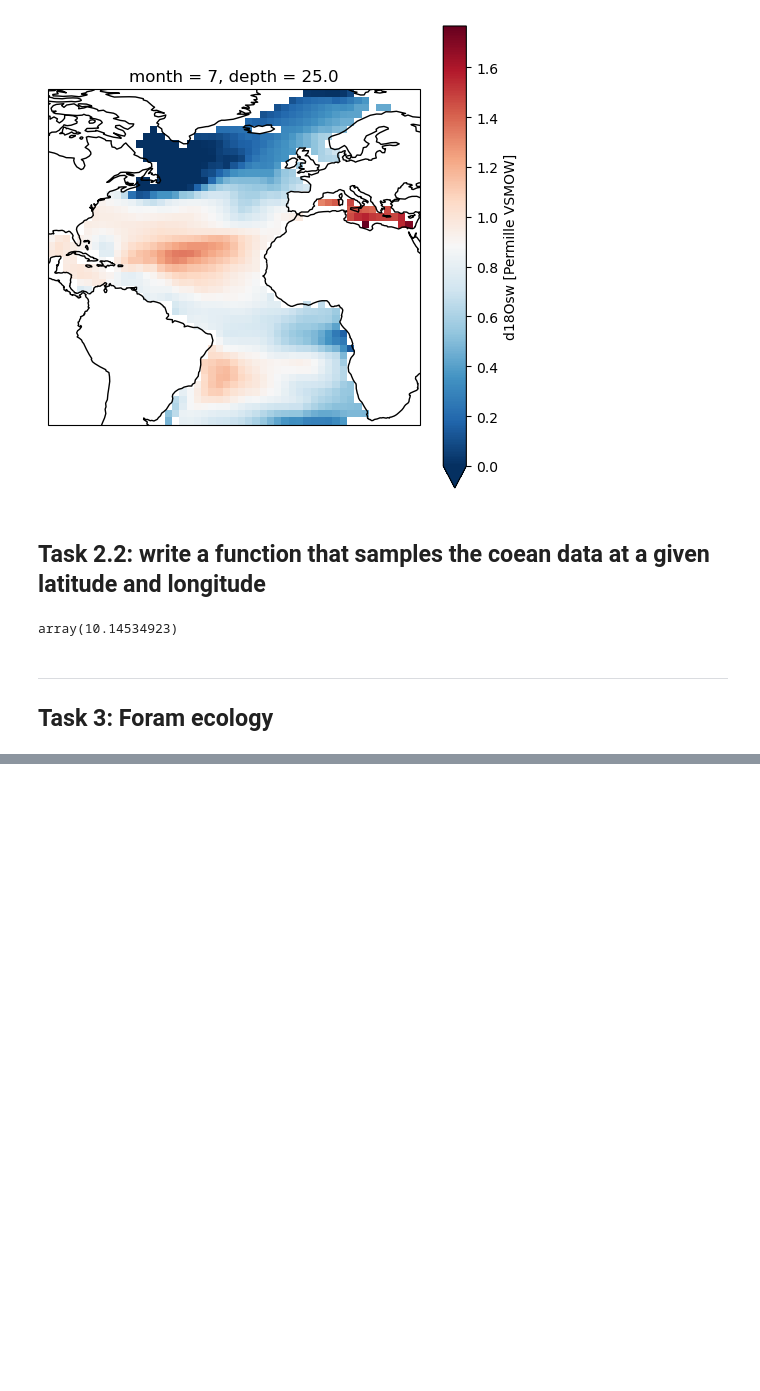
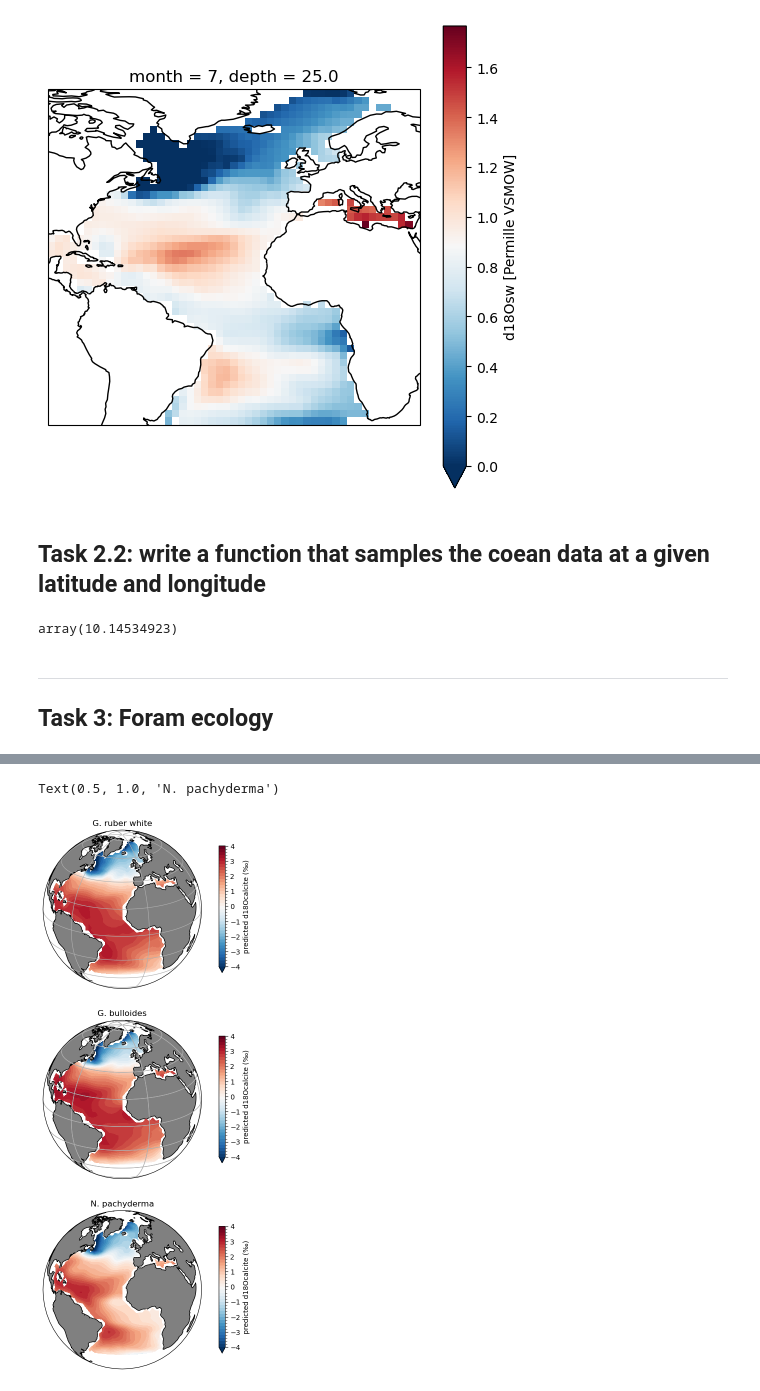
Before and after one commit to AidanStarr/psm_practical, a Jupyter notebook: book/_build/jupyter_execute/03_practical1_worksheet.ipynb, the cells around one changed output, grey strips where cells are left out. Drawn from its saved outputs; the diff is of its cells as text; code cells hidden in the pictures; blank space fills up the shorter version.

```diff
--- a/book/_build/jupyter_execute/03_practical1_worksheet.ipynb
+++ b/book/_build/jupyter_execute/03_practical1_worksheet.ipynb
@@ -39,7 +48,7 @@ def equilibrium_calcite(d18O_sw,T,a,b,c):
 T = 16.1
 d18O_sw = 0.5
 a = 16.1
-b = -4.64
+b = 4.64
 c = 0.05
 
 equilibrium_calcite(d18O_sw,T,a,b,c)
@@ -98,7 +107,7 @@ def sample_data(lat,lon,depth,month):
     lat (float): latitude you want to sample (degrees north).
     lon (float): longitude you want to sample (degrees east).
     depth (float): water depth (m)
-    month (int): indexer for the month you wants (0=jan,1=feb, etc)
+    month (int): indexer for the month you wants (1=jan,2=feb, etc)
 
     Returns:
     data_i: an xarray dataset of d18Osw and T at the given location
@@ -153,0 +162,9 @@ foram_eco
+# %%
+### run this cell to check your functions works properly
+lat = 50
+lon = -20
+species = 'GRuberW'
+
+find_preference(lat,lon,species)
+
+## the output should read (5 and 'Sep'), meaning G Ruber White preferrentially lives at 5m depth during September
@@ -153,0 +239,31 @@ foram_eco
+# %%
+lat = ocean_data.lat
+lon = ocean_data.lon
+
+## plot predicted calcite d18O
+f = plt.figure(figsize=(9,14))
+mapproj  = ccrs.Orthographic(central_longitude=-20,central_latitude=20)
+
+levels = np.arange(-4,4.2,0.2)
+ax = f.add_subplot(311,projection=mapproj)
+ax.add_feature(cartopy.feature.LAND, facecolor='grey',edgecolor='black')
+d18o_forward_model(lat,lon,'GRuberW','KO97').plot.contourf(levels=levels,ax=ax,transform=ccrs.PlateCarree(),cbar_kwargs={'shrink':0.8,'label':'predicted d18Ocalcite (‰)'})
+gl = ax.gridlines(draw_labels=False,x_inline=False,y_inline=False, crs=ccrs.PlateCarree())
+ax.set_global()
+ax.set_title('G. ruber white')
+ax2 = f.add_subplot(312,projection=mapproj)
+ax2.add_feature(cartopy.feature.LAND, facecolor='grey',edgecolor='black')
+d18o_forward_model(lat,lon,'GBulloides','KO97').plot.contourf(levels=levels,ax=ax2,transform=ccrs.PlateCarree(),cbar_kwargs={'shrink':0.8,'label':'predicted d18Ocalcite (‰)'})
+gl = ax2.gridlines(draw_labels=False,x_inline=False,y_inline=False, crs=ccrs.PlateCarree())
+ax2.set_global()
+ax2.set_title('G. bulloides')
+
+ax3 = f.add_subplot(313,projection=mapproj)
+ax3.add_feature(cartopy.feature.LAND, facecolor='grey',edgecolor='black')
+d18o_forward_model(lat,lon,'NPachyderma','KO97').plot.contourf(levels=levels,ax=ax3,transform=ccrs.PlateCarree(),cbar_kwargs={'shrink':0.8,'label':'predicted d18Ocalcite (‰)'})
+gl = ax2.gridlines(draw_labels=False,x_inline=False,y_inline=False, crs=ccrs.PlateCarree())
+ax3.set_global()
+ax3.set_title('N. pachyderma')
+# %% [output]
+Text(0.5, 1.0, 'N. pachyderma')
+[figure, added]
```
Also changed, not shown: parts of 15 cells of this notebook, 44 other files.
